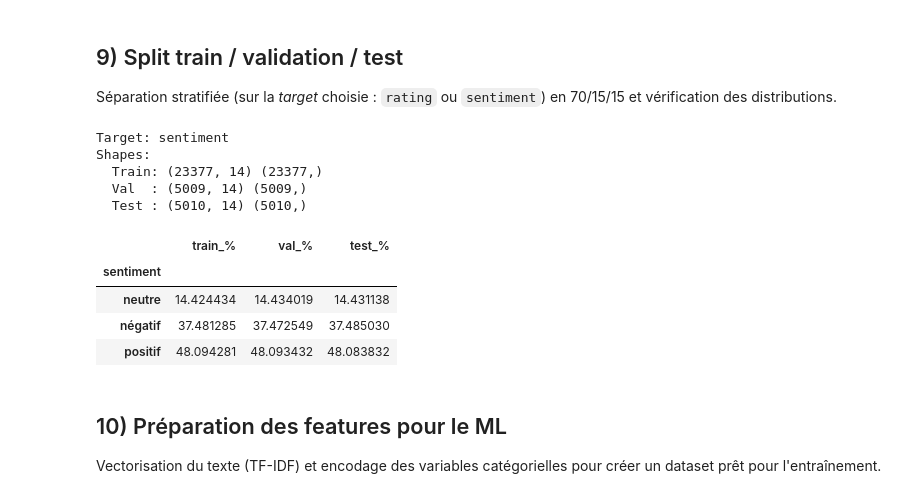
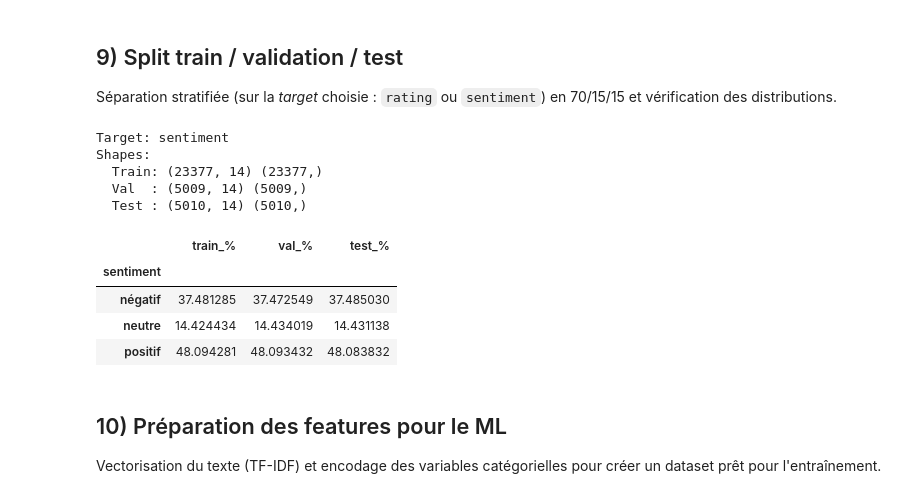
Before and after one commit to F1N3X/intelligent-customer-review-analysis, a Jupyter notebook: main.ipynb, the cells around one changed output. Drawn from its saved outputs; the diff is of its cells as text; code cells hidden in the pictures.

```diff
--- a/main.ipynb
+++ b/main.ipynb
@@ -29,6 +29,9 @@ from sklearn.preprocessing import StandardScaler
 sns.set_theme(style="whitegrid")
 pd.set_option('display.max_columns', 200)
 pd.set_option('display.width', 140)
+
+# Configuration de la colonne target pour les modèles ML
+TARGET_COL = 'sentiment'  # peut être 'rating' ou 'sentiment'
 # %% [markdown]
 ## 2) Chargement des données
 Lecture du fichier CSV et premier aperçu (shape + head).
@@ -1053,13 +1262,44 @@ Séparation stratifiée (sur la *target* choisie : `rating` ou `sentiment`) en 7
 
 TARGET_COL = 'sentiment'  # <-- changez ici si vous préférez 'rating'
 
-assert TARGET_COL in df_pre.columns, f"Colonne target `{TARGET_COL}` manquante."
+# Base ML: utiliser df (nettoyé) si disponible, sinon fallback sur df_pre
+df_ml = df.copy() if 'df' in globals() else df_pre.copy()
 
-df_ml = df_pre.dropna(subset=[TARGET_COL]).copy()
+# Injecter les features numériques imputées / z-scores depuis df_pre si elles existent
+if 'df_pre' in globals():
+    for c in numeric_cols:
+        if c in df_pre.columns:
+            df_ml[c] = df_pre[c]
+        zc = f'{c}_z'
+        if zc in df_pre.columns:
+            df_ml[zc] = df_pre[zc]
 
-# Si on prédit le rating, on force un int propre
+# S'assurer que la target existe et est renseignée
+if TARGET_COL == 'sentiment':
+    if ('sentiment' not in df_ml.columns) or (df_ml['sentiment'].notna().sum() == 0):
+        if 'rating' not in df_ml.columns:
+            raise KeyError(
+                "Colonne target 'sentiment' manquante et impossible de la créer car 'rating' est absent. "
+                f"Colonnes disponibles: {sorted(df_ml.columns.tolist())}"
+            )
+        # Règle simple: 1-2 = négatif, 3 = neutre, 4-5 = positif
+        _rating_num = pd.to_numeric(df_ml['rating'], errors='coerce')
+        df_ml['rating'] = _rating_num
+        df_ml['sentiment'] = pd.cut(
+            _rating_num,
+            bins=[float('-inf'), 2.5, 3.5, float('inf')],
+            labels=['négatif', 'neutre', 'positif'],
+        ).astype(object)
+
 if TARGET_COL == 'rating':
-    df_ml['rating'] = df_ml['rating'].astype(int)
+    if 'rating' not in df_ml.columns:
+        raise KeyError(f"Colonne target `rating` manquante. Colonnes disponibles: {sorted(df_ml.columns.tolist())}")
+    df_ml['rating'] = pd.to_numeric(df_ml['rating'], errors='coerce')
+
+assert TARGET_COL in df_ml.columns, f"Colonne target `{TARGET_COL}` manquante."
+
+# On enlève les lignes sans target
+df_ml = df_ml.dropna(subset=[TARGET_COL]).copy()
 
 feature_cols = []
 for c in ['review', 'store_name', 'category', 'store_address']:
@@ -1083,36 +1323,40 @@ X_train, X_tmp, y_train, y_tmp = train_test_split(
 )
 X_val, X_test, y_val, y_test = train_test_split(
     X_tmp, y_tmp, test_size=0.50, random_state=42, stratify=y_tmp
 )
 
 print('Target:', TARGET_COL)
 print('Shapes:')
 print('  Train:', X_train.shape, y_train.shape)
 print('  Val  :', X_val.shape, y_val.shape)
 print('  Test :', X_test.shape, y_test.shape)
 
 # Vérif distribution de la target
 _dist_train = y_train.value_counts(normalize=True, dropna=False) * 100
 _dist_val = y_val.value_counts(normalize=True, dropna=False) * 100
 _dist_test = y_test.value_counts(normalize=True, dropna=False) * 100
 
 dist = pd.DataFrame({
     'train_%': _dist_train,
     'val_%': _dist_val,
     'test_%': _dist_test,
 }).fillna(0)
 
-display(dist.sort_index() if TARGET_COL == 'rating' else dist.loc[dist.index.sort_values()])
+if TARGET_COL == 'sentiment':
+    dist = dist.reindex(['négatif', 'neutre', 'positif']).fillna(0)
+    display(dist)
+else:
+    display(dist.sort_index())
 # %% [output]
 Target: sentiment
 Shapes:
   Train: (23377, 14) (23377,)
   Val  : (5009, 14) (5009,)
   Test : (5010, 14) (5010,)
 |  | train_% | val_% | test_% |
 | sentiment |  |  |  |
+| négatif | 37.481285 | 37.472549 | 37.485030 |
 | neutre | 14.424434 | 14.434019 | 14.431138 |
-| négatif | 37.481285 | 37.472549 | 37.485030 |
 | positif | 48.094281 | 48.093432 | 48.083832 |
 # %% [markdown]
 ## 10) Préparation des features pour le ML
```
Also changed, not shown: parts of 15 cells of this notebook.
